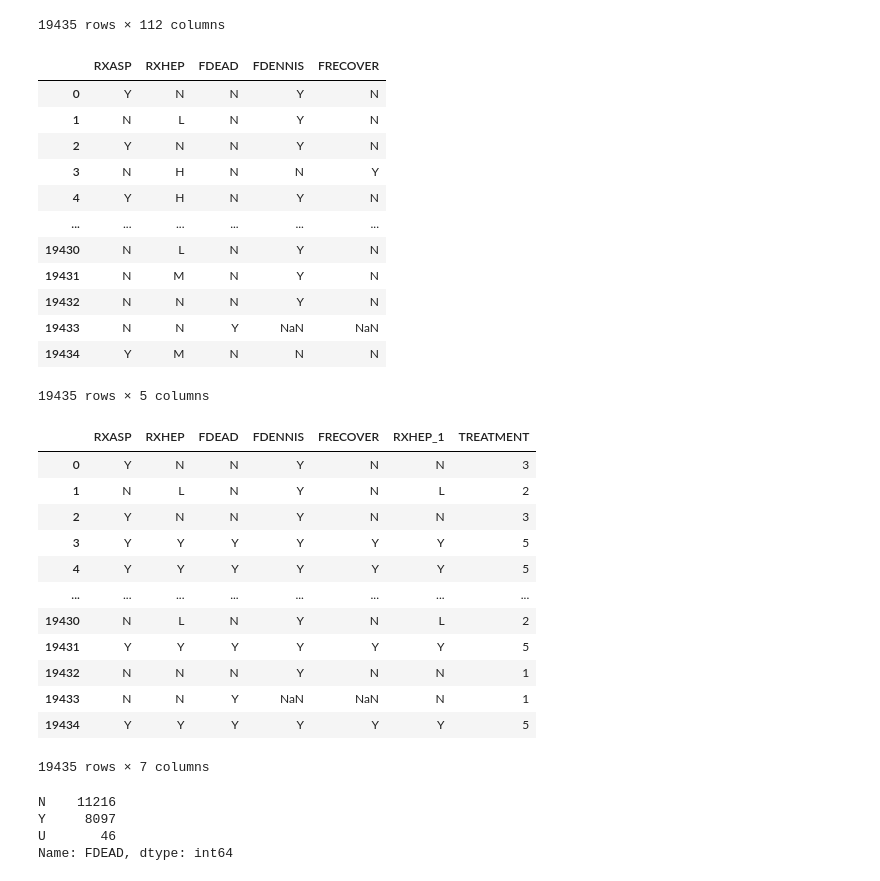
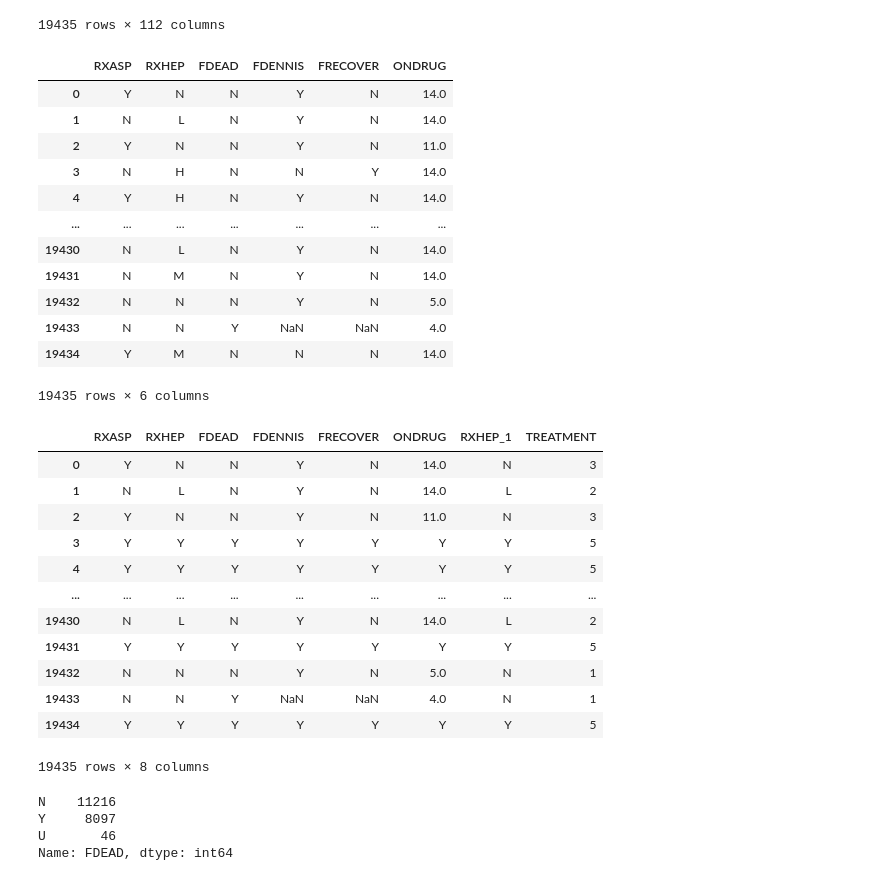
Before and after one commit to ruthkangyr/Clinical-Trials-MAB-Algorithms, a Jupyter notebook: Data Cleaning/data cleaning.ipynb, the cells around one changed output. Drawn from its saved outputs; the diff is of its cells as text; code cells hidden in the pictures.

```diff
--- a/Data Cleaning/data cleaning.ipynb
+++ b/Data Cleaning/data cleaning.ipynb
@@ -26,22 +26,22 @@ df
 19435 rows × 112 columns
 # %%
 #extract necessary columns
-df_new = pd.DataFrame(df, columns = ['RXASP', 'RXHEP', 'FDEAD', 'FDENNIS', 'FRECOVER'])
+df_new = pd.DataFrame(df, columns = ['RXASP', 'RXHEP', 'FDEAD', 'FDENNIS', 'FRECOVER', 'ONDRUG'])
 df_new
 # %% [output]
-|  | RXASP | RXHEP | FDEAD | FDENNIS | FRECOVER |
-| 0 | Y | N | N | Y | N |
-| 1 | N | L | N | Y | N |
-| 2 | Y | N | N | Y | N |
-| 3 | N | H | N | N | Y |
-| 4 | Y | H | N | Y | N |
-| ... | ... | ... | ... | ... | ... |
-| 19430 | N | L | N | Y | N |
-| 19431 | N | M | N | Y | N |
-| 19432 | N | N | N | Y | N |
-| 19433 | N | N | Y | NaN | NaN |
-| 19434 | Y | M | N | N | N |
+|  | RXASP | RXHEP | FDEAD | FDENNIS | FRECOVER | ONDRUG |
+| 0 | Y | N | N | Y | N | 14.0 |
+| 1 | N | L | N | Y | N | 14.0 |
+| 2 | Y | N | N | Y | N | 11.0 |
+| 3 | N | H | N | N | Y | 14.0 |
+| 4 | Y | H | N | Y | N | 14.0 |
+| ... | ... | ... | ... | ... | ... | ... |
+| 19430 | N | L | N | Y | N | 14.0 |
+| 19431 | N | M | N | Y | N | 14.0 |
+| 19432 | N | N | N | Y | N | 5.0 |
+| 19433 | N | N | Y | NaN | NaN | 4.0 |
+| 19434 | Y | M | N | N | N | 14.0 |
-19435 rows × 5 columns
+19435 rows × 6 columns
 # %%
 #add treatment column
 #1 - no aspirin, no heparin
@@ -60,19 +60,19 @@ df_new['TREATMENT'].value_counts()
 df_new['TREATMENT'] = df_new['TREATMENT'].map(treatment_dict)
 df_new
 # %% [output]
-|  | RXASP | RXHEP | FDEAD | FDENNIS | FRECOVER | RXHEP_1 | TREATMENT |
-| 0 | Y | N | N | Y | N | N | 3 |
-| 1 | N | L | N | Y | N | L | 2 |
-| 2 | Y | N | N | Y | N | N | 3 |
-| 3 | Y | Y | Y | Y | Y | Y | 5 |
-| 4 | Y | Y | Y | Y | Y | Y | 5 |
-| ... | ... | ... | ... | ... | ... | ... | ... |
-| 19430 | N | L | N | Y | N | L | 2 |
-| 19431 | Y | Y | Y | Y | Y | Y | 5 |
-| 19432 | N | N | N | Y | N | N | 1 |
-| 19433 | N | N | Y | NaN | NaN | N | 1 |
-| 19434 | Y | Y | Y | Y | Y | Y | 5 |
+|  | RXASP | RXHEP | FDEAD | FDENNIS | FRECOVER | ONDRUG | RXHEP_1 | TREATMENT |
+| 0 | Y | N | N | Y | N | 14.0 | N | 3 |
+| 1 | N | L | N | Y | N | 14.0 | L | 2 |
+| 2 | Y | N | N | Y | N | 11.0 | N | 3 |
+| 3 | Y | Y | Y | Y | Y | Y | Y | 5 |
+| 4 | Y | Y | Y | Y | Y | Y | Y | 5 |
+| ... | ... | ... | ... | ... | ... | ... | ... | ... |
+| 19430 | N | L | N | Y | N | 14.0 | L | 2 |
+| 19431 | Y | Y | Y | Y | Y | Y | Y | 5 |
+| 19432 | N | N | N | Y | N | 5.0 | N | 1 |
+| 19433 | N | N | Y | NaN | NaN | 4.0 | N | 1 |
+| 19434 | Y | Y | Y | Y | Y | Y | Y | 5 |
-19435 rows × 7 columns
+19435 rows × 8 columns
 # %%
 df_new['FDEAD'].value_counts()
 # %% [output]
```
Also changed, not shown: parts of 8 cells of this notebook, 4 other files.
